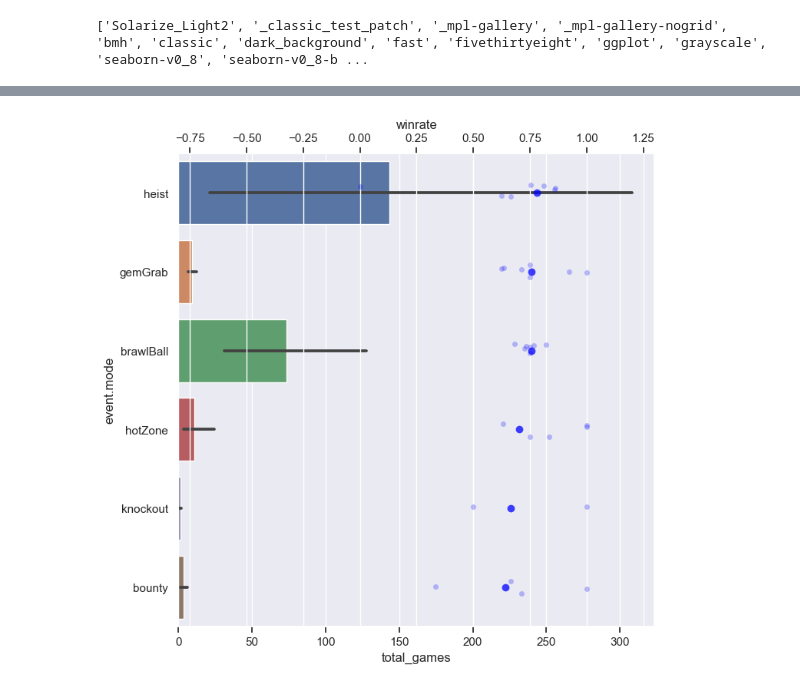
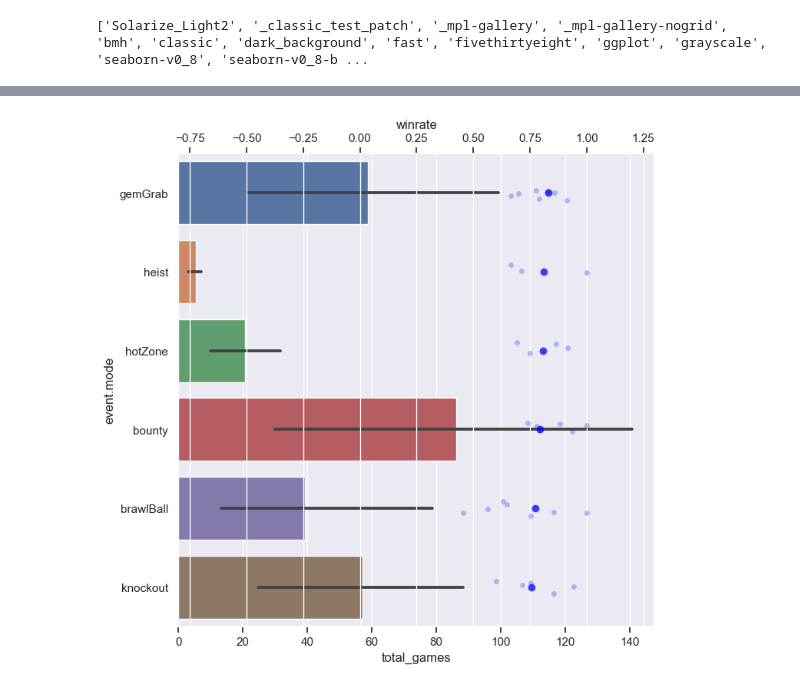
Before and after one commit to aquinteros/BrawlStars_Analytics, a Jupyter notebook: brawlstars_model_gamemode.ipynb, the cells around one changed output, grey strips where cells are left out. Saved outputs shown, nothing was run; the diff lists cells and outputs as text; code cells hidden in the pictures.

```diff
--- a/brawlstars_model_gamemode.ipynb
+++ b/brawlstars_model_gamemode.ipynb
@@ -252,38 +256,38 @@ plt.show()
 # gráfico brawler
 plt.figure(figsize=(8, 8))
 
-brawler = dist_brawler('BULL')
+brawler = dist_brawler('GUS')
 
 gamemode_winrate = brawler[['event.mode','total_games','total_wins']].groupby('event.mode').agg(sum)
 gamemode_winrate['winrate'] = gamemode_winrate['total_wins'] / gamemode_winrate['total_games']
 
 #maplist = brawler['event.map'].drop_duplicates()
 
 brawlerGraph = brawler.merge(gamemode_winrate, on="event.mode", suffixes=['','_gamemode']).sort_values(by='winrate_gamemode', ascending=False)
 
 #colorlist = sns.color_palette("Set2")
 
 ay = plt.axes()
 
 sns.barplot(
     data=brawlerGraph,
     x="total_games", y="event.mode"
 )
 
 twin_axes = ay.twiny()
 
 twin_axes.set(xlim=(-0.8, 1.3))
 
 sns.stripplot(
     data=brawlerGraph,
     x="winrate", y="event.mode", color='blue', dodge=True, alpha=.25, zorder=1
 )
 
 sns.stripplot(
     data=gamemode_winrate,
     x="winrate", y="event.mode", color='blue', alpha=.75, zorder=1, size=7
 )
 
 plt.show()
 # %% [output]
-[figure, old version]
+[figure, new version]
```
Also changed, not shown: parts of 7 cells of this notebook.
